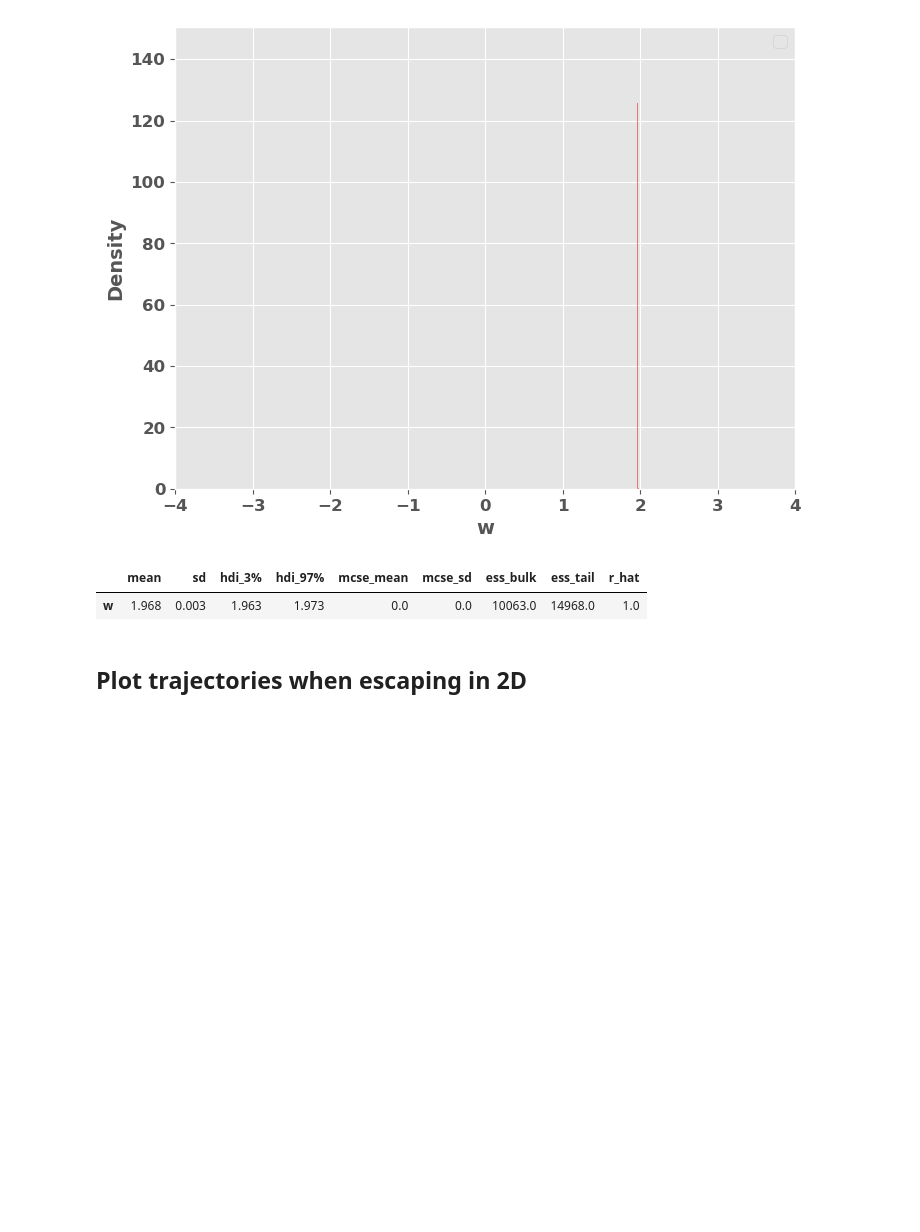
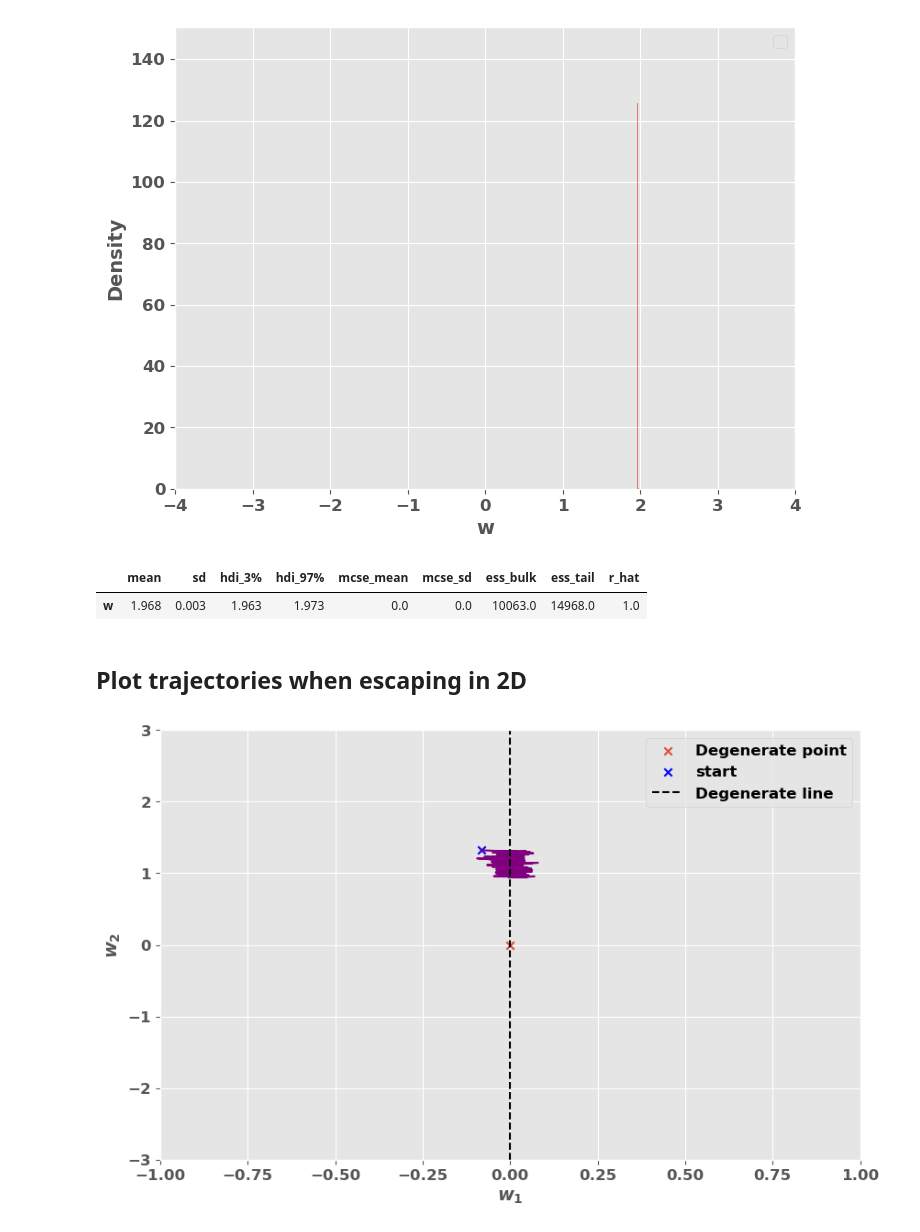
Before and after one commit to gcorlouer/SLTforSGD, a Jupyter notebook: notebooks/sgd_escapes.ipynb, the cells around one changed output. Cells and saved outputs as stored; diff of their text form; code cells hidden in the pictures; blank space fills up the shorter version.

```diff
--- a/notebooks/sgd_escapes.ipynb
+++ b/notebooks/sgd_escapes.ipynb
@@ -135,3 +135,36 @@ pm.summary(trace)
 | w | 1.968 | 0.003 | 1.963 | 1.973 | 0.0 | 0.0 | 10063.0 | 14968.0 | 1.0 |
 # %% [markdown]
 ## Plot trajectories when escaping in 2D
+# %%
+# Initialise
+nSGD = 1
+nsamples = 10**5
+shuffle = True
+batch_size= 20
+lr = 0.1
+seed_init = 1
+seed_data = 1
+wxm = 0.5
+wym = 3
+d=1
+model = PolyModel2D(seed=seed_init, wxm=wxm, wym=wym, d=d)
+sgd_runner = SGDPolyRunner(nSGD=nSGD, nsamples=nsamples, seed=seed_data, shuffle=shuffle,
+                           batch_size=batch_size, auto=True)
+df = sgd_runner.generate_trajectories2d(model)
+# %%
+wx = df["trajectory1"][0]
+wy = df["trajectory2"][0]
+fig, ax = plt.subplots()
+plt.plot(wx,wy, color='purple')
+plt.xlabel(r"$w_1$")
+plt.ylabel(r"$w_2$")
+plt.xlim((-1, 1))
+plt.ylim((-wym, wym))
+plt.grid(True)
+plt.scatter(0,0,marker='x', label="Degenerate point")
+plt.scatter(wx[0], wy[0], marker='x', label="start", color='blue')
+plt.axvline(x=0, linestyle='--',label = "Degenerate line", color='k')
+plt.legend()
+plt.show()
+# %% [output]
+[figure, added]
```
Also changed, not shown: parts of 2 cells of this notebook, 1 other file.
